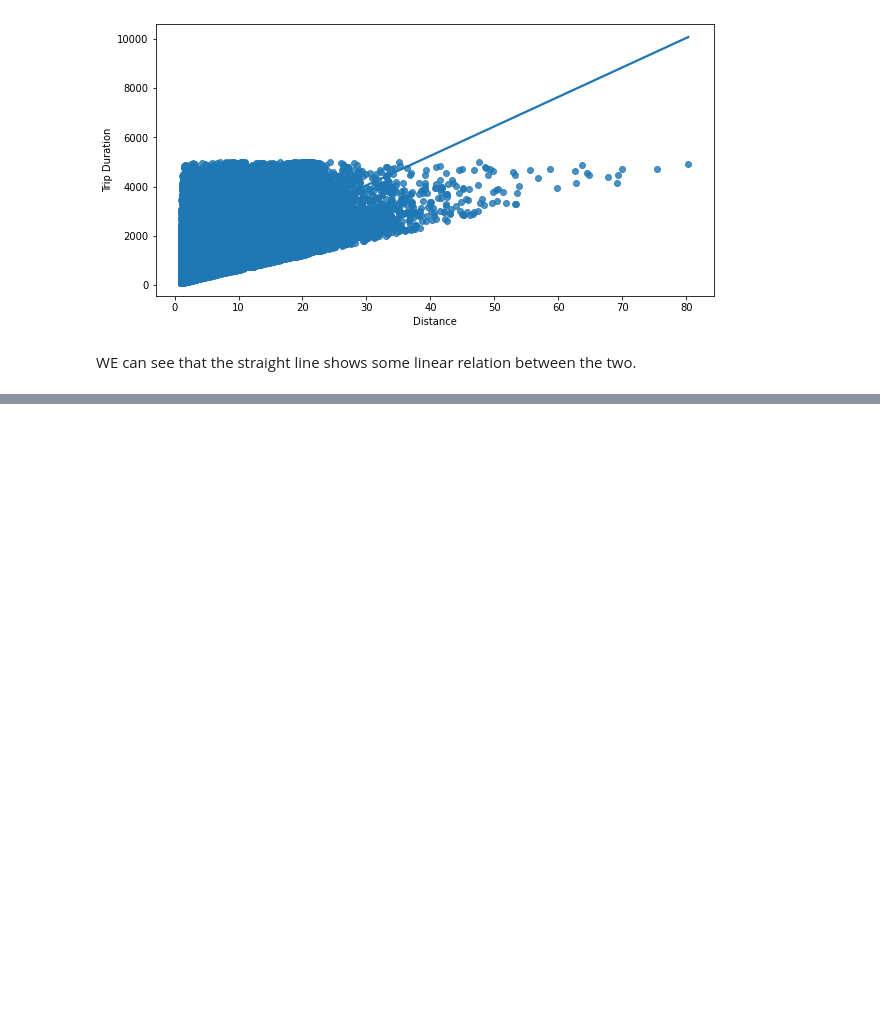
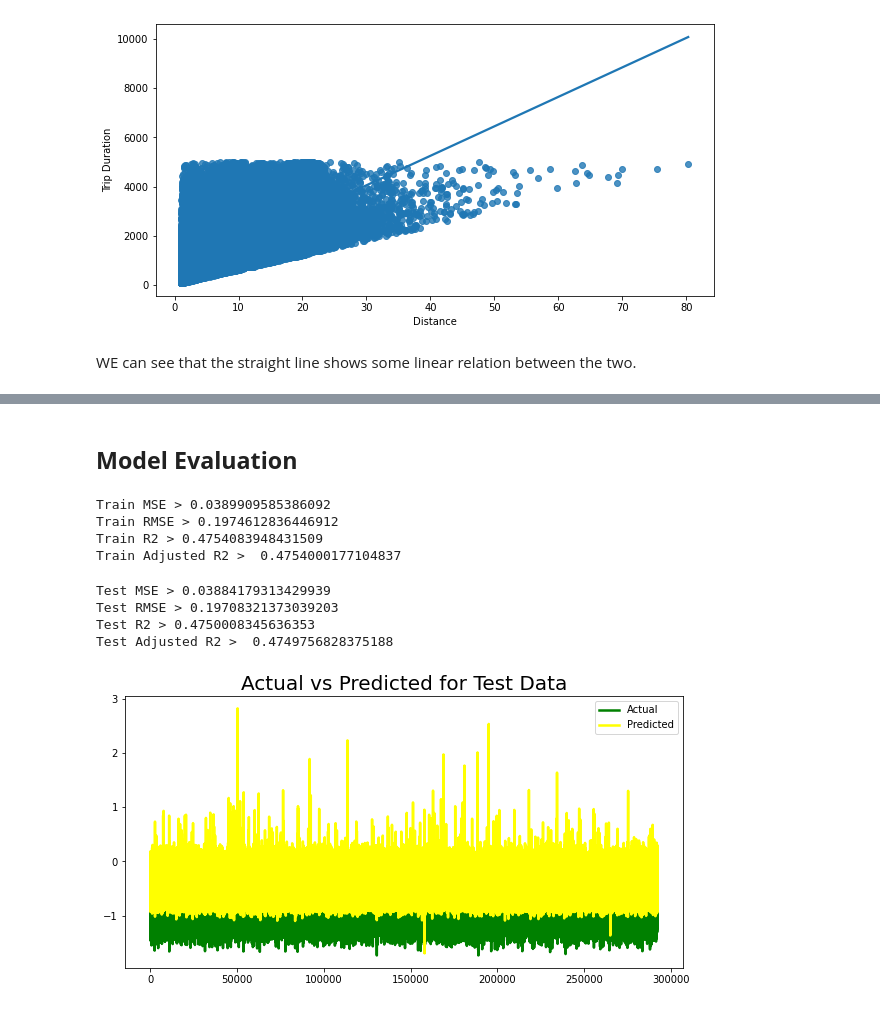
Before and after one commit to AbhijeetS1112/NYC-Taxi-Trip-Time-Prediction----ALMA, a Jupyter notebook: NYC_Taxi_Trip_Time_Prediction.ipynb, the cells around one changed output, grey strips where cells are left out. Saved outputs shown, nothing was run; the diff lists cells and outputs as text; code cells hidden in the pictures; blank space fills up the shorter version.

```diff
--- a/NYC_Taxi_Trip_Time_Prediction.ipynb
+++ b/NYC_Taxi_Trip_Time_Prediction.ipynb
@@ -807,0 +1036,7 @@ WE can see that the straight line shows some linear relation between the two.
+# %%
+#x_train_rfe is nothing but assigning remaining features after eliminating unimportant features from x_train
+x_train_rfe= x_train[col]
+# %%
+import statsmodels.api as sm
+#Adding a constant variable
+x_train_rfe= sm.add_constant(x_train_rfe)
@@ -807,0 +1045,2 @@ WE can see that the straight line shows some linear relation between the two.
+# %%
+lm= sm.OLS(y_train, x_train_rfe).fit()
@@ -807,0 +1072,9 @@ WE can see that the straight line shows some linear relation between the two.
+# %%
+x_test_rfe= x_test[col]
+#Adding a condtant variable
+x_test_rfe= sm.add_constant(x_test_rfe)
+
+#Making prediction
+y_pred_test= lm.predict(x_test_rfe)
+# %% [markdown]
+## **Model Evaluation**
@@ -807,0 +1084,47 @@ WE can see that the straight line shows some linear relation between the two.
+# %%
+lr_train_mse  = mean_squared_error((y_train), (y_pred_train))
+print("Train MSE >" , lr_train_mse)
+
+lr_train_rmse = np.sqrt(lr_train_mse)
+
+print("Train RMSE >" ,lr_train_rmse)
+
+lr_train_r2 = r2_score((y_train), (y_pred_train))
+print("Train R2 >" ,lr_train_r2)
+
+lr_train_r2_ = 1-(1-r2_score((y_train), (y_pred_train)))*((x_train.shape[0]-1)/(x_train.shape[0]-x_train.shape[1]-1))
+print("Train Adjusted R2 > ",lr_train_r2_)
+# %% [output]
+Train MSE > 0.0389909585386092
+Train RMSE > 0.1974612836446912
+Train R2 > 0.4754083948431509
+Train Adjusted R2 >  0.4754000177104837
+# %%
+lr_test_mse  = mean_squared_error((y_test), (y_pred_test))
+print("Test MSE >" , lr_test_mse)
+
+lr_test_rmse = np.sqrt(lr_test_mse)
+
+print("Test RMSE >" ,lr_test_rmse)
+
+lr_test_r2 = r2_score((y_test), (y_pred_test))
+print("Test R2 >" ,lr_test_r2)
+
+lr_test_r2_ = 1-(1-r2_score((y_test), (y_pred_test)))*((x_test.shape[0]-1)/(x_test.shape[0]-x_test.shape[1]-1))
+print("Test Adjusted R2 > ",lr_test_r2_)
+# %% [output]
+Test MSE > 0.03884179313429939
+Test RMSE > 0.19708321373039203
+Test R2 > 0.4750008345636353
+Test Adjusted R2 >  0.4749756828375188
+# %%
+#Actual vs Prediction
+plt.figure(figsize= (10,5))
+c= [i for i in range(0, len(y_test))]
+plt.plot(c, y_test, color='green', linewidth=2.5, linestyle='-')
+plt.plot(c, y_pred_test, color='yellow', linewidth=2.5, linestyle='-')
+plt.title('Actual vs Predicted for Test Data', fontsize=20)
+plt.legend(["Actual", "Predicted"])
+plt.show()
+# %% [output]
+[figure, added]
```
Also changed, not shown: parts of 48 cells of this notebook.
